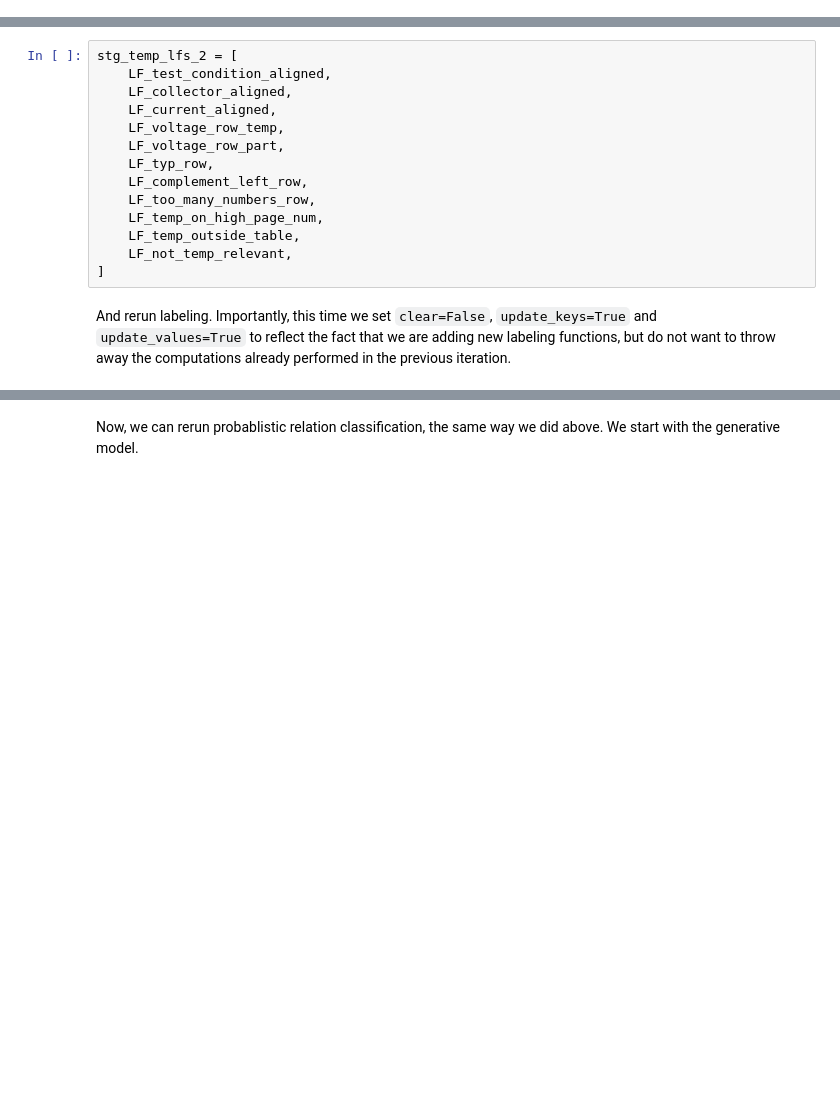
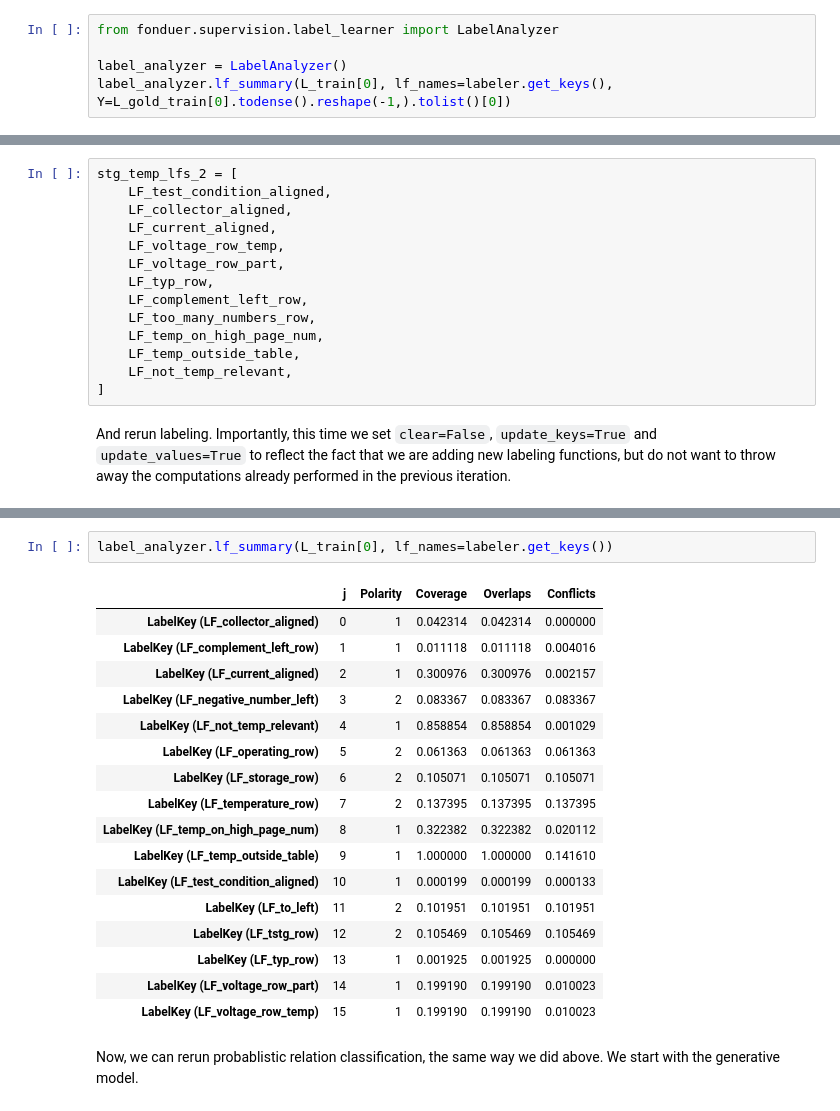
Before and after one commit to HazyResearch/fonduer-tutorials, a Jupyter notebook: hardware/max_storage_temp_tutorial.ipynb, the cells around one changed output, grey strips where cells are left out. Cells and saved outputs as stored; diff of their text form; blank space fills up the shorter version.

```diff
--- a/hardware/max_storage_temp_tutorial.ipynb
+++ b/hardware/max_storage_temp_tutorial.ipynb
@@ -535,0 +574,5 @@ In addition, because we have already loaded the gold labels, we can view the emp
+# %%
+from fonduer.supervision.label_learner import LabelAnalyzer
+
+label_analyzer = LabelAnalyzer()
+label_analyzer.lf_summary(L_train[0], lf_names=labeler.get_keys(), Y=L_gold_train[0].todense().reshape(-1,).tolist()[0])
@@ -850,3 +902,23 @@ Wall time: 1min 36s
+# %%
+label_analyzer.lf_summary(L_train[0], lf_names=labeler.get_keys())
+# %% [output]
+|  | j | Polarity | Coverage | Overlaps | Conflicts |
+| LabelKey (LF_collector_aligned) | 0 | 1 | 0.042314 | 0.042314 | 0.000000 |
+| LabelKey (LF_complement_left_row) | 1 | 1 | 0.011118 | 0.011118 | 0.004016 |
+| LabelKey (LF_current_aligned) | 2 | 1 | 0.300976 | 0.300976 | 0.002157 |
+| LabelKey (LF_negative_number_left) | 3 | 2 | 0.083367 | 0.083367 | 0.083367 |
+| LabelKey (LF_not_temp_relevant) | 4 | 1 | 0.858854 | 0.858854 | 0.001029 |
+| LabelKey (LF_operating_row) | 5 | 2 | 0.061363 | 0.061363 | 0.061363 |
+| LabelKey (LF_storage_row) | 6 | 2 | 0.105071 | 0.105071 | 0.105071 |
+| LabelKey (LF_temperature_row) | 7 | 2 | 0.137395 | 0.137395 | 0.137395 |
+| LabelKey (LF_temp_on_high_page_num) | 8 | 1 | 0.322382 | 0.322382 | 0.020112 |
+| LabelKey (LF_temp_outside_table) | 9 | 1 | 1.000000 | 1.000000 | 0.141610 |
+| LabelKey (LF_test_condition_aligned) | 10 | 1 | 0.000199 | 0.000199 | 0.000133 |
+| LabelKey (LF_to_left) | 11 | 2 | 0.101951 | 0.101951 | 0.101951 |
+| LabelKey (LF_tstg_row) | 12 | 2 | 0.105469 | 0.105469 | 0.105469 |
+| LabelKey (LF_typ_row) | 13 | 1 | 0.001925 | 0.001925 | 0.000000 |
+| LabelKey (LF_voltage_row_part) | 14 | 1 | 0.199190 | 0.199190 | 0.010023 |
+| LabelKey (LF_voltage_row_temp) | 15 | 1 | 0.199190 | 0.199190 | 0.010023 |
 # %% [markdown]
 Now, we can rerun probablistic relation classification, the same way we did above. We start with the generative model.
 # %%
```
Also changed, not shown: parts of 29 cells of this notebook, 6 other files.
